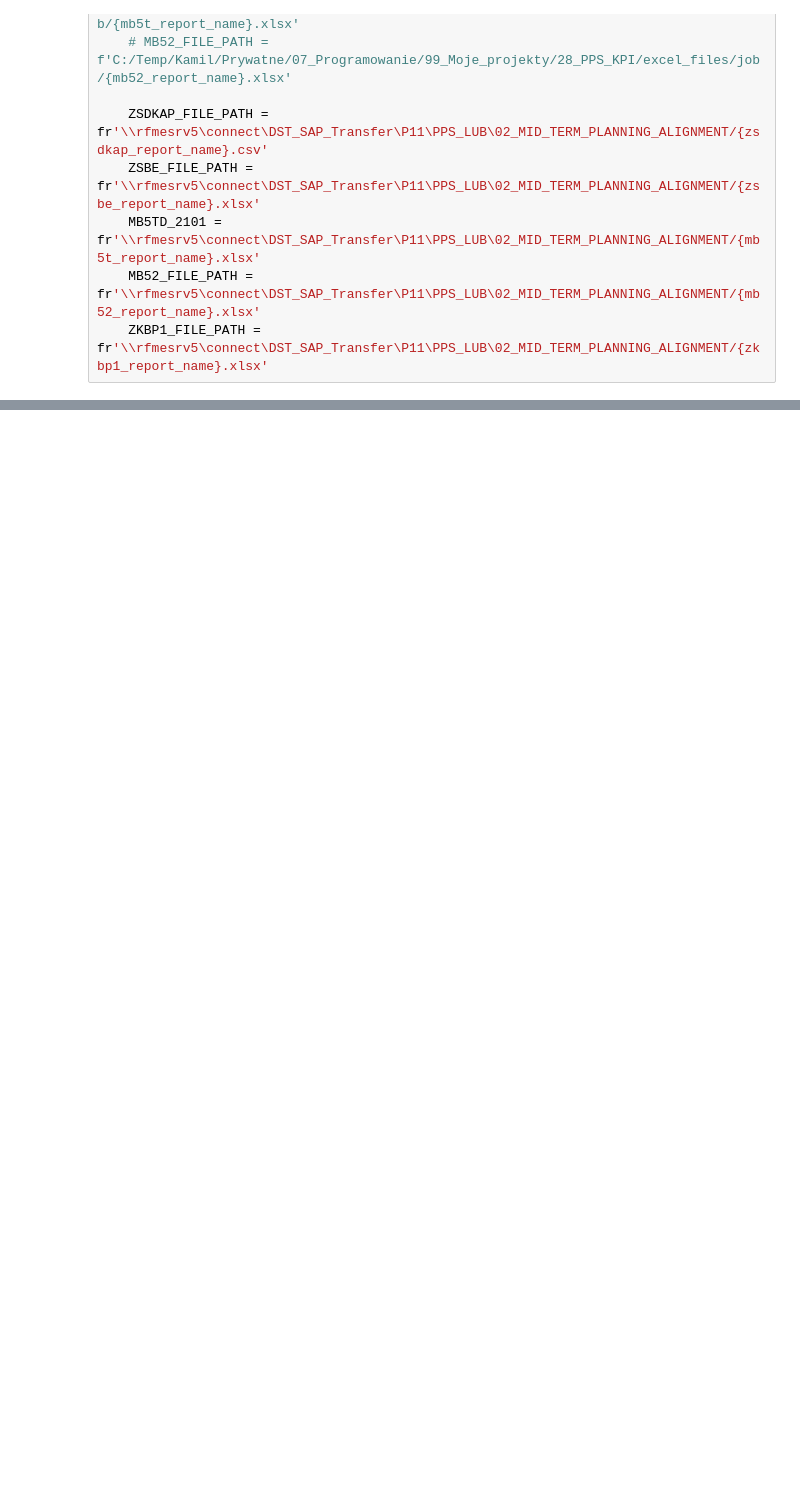
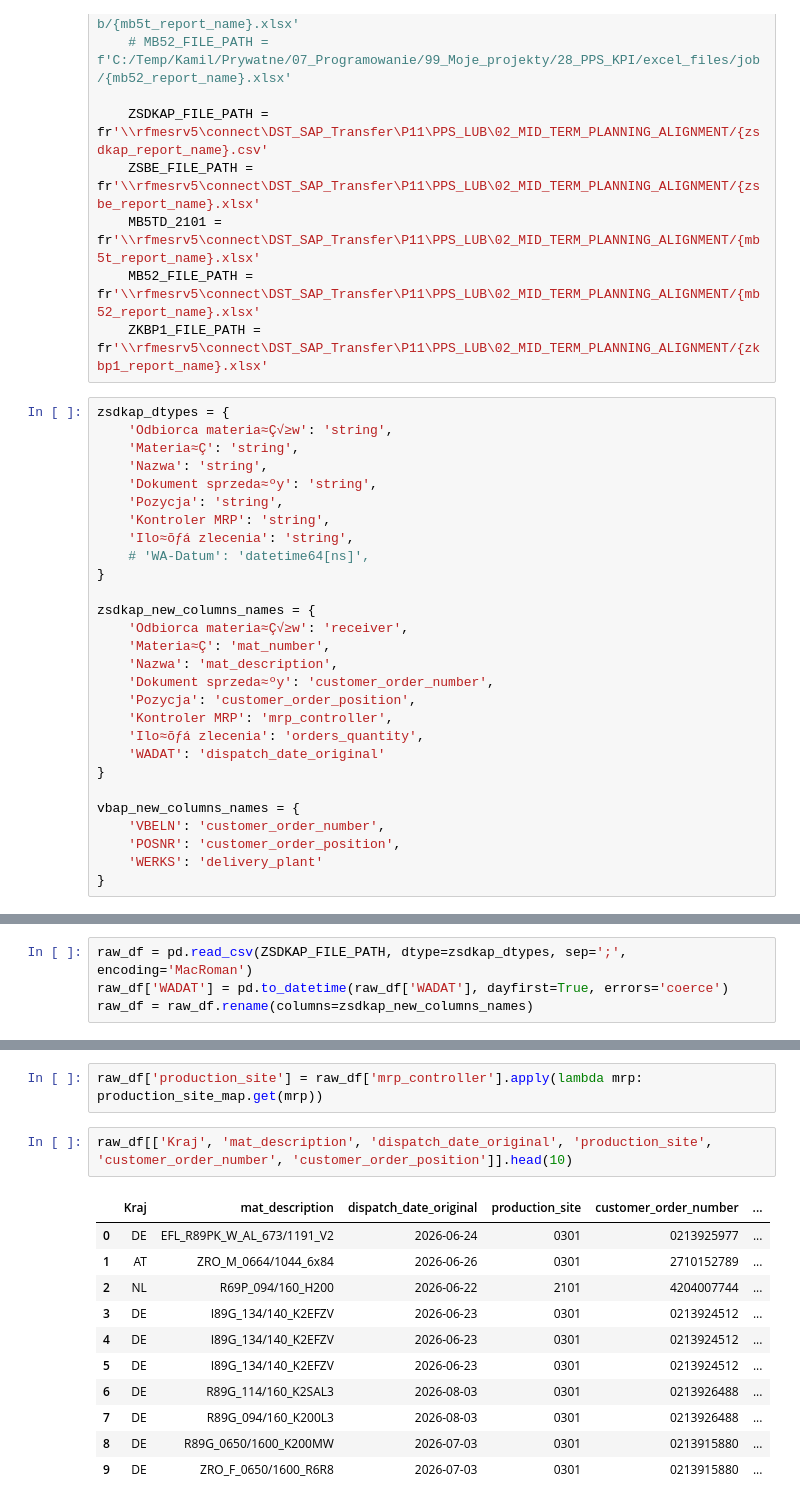
Before and after one commit to toThePyPoint/28_PPS_KPI, a Jupyter notebook: notebook.ipynb, the cells around one changed output, grey strips where cells are left out. Drawn from its saved outputs; the diff is of its cells as text; blank space fills up the shorter version.

Commit message:
Add MRP controllers. Add PyRFC files.

```diff
--- a/notebook.ipynb
+++ b/notebook.ipynb
@@ -42,4 +104,32 @@ def create_paths(zsdkap_report_name, zsbe_report_name, mb5t_report_name, mb52_re
     MB5TD_2101 = fr'\\rfmesrv5\connect\DST_SAP_Transfer\P11\PPS_LUB\02_MID_TERM_PLANNING_ALIGNMENT/{mb5t_report_name}.xlsx'
     MB52_FILE_PATH = fr'\\rfmesrv5\connect\DST_SAP_Transfer\P11\PPS_LUB\02_MID_TERM_PLANNING_ALIGNMENT/{mb52_report_name}.xlsx'
     ZKBP1_FILE_PATH = fr'\\rfmesrv5\connect\DST_SAP_Transfer\P11\PPS_LUB\02_MID_TERM_PLANNING_ALIGNMENT/{zkbp1_report_name}.xlsx'
+# %%
+zsdkap_dtypes = {
+    'Odbiorca materia≈Ç√≥w': 'string',
+    'Materia≈Ç': 'string',
+    'Nazwa': 'string',
+    'Dokument sprzeda≈ºy': 'string',
+    'Pozycja': 'string',
+    'Kontroler MRP': 'string',
+    'Ilo≈õƒá zlecenia': 'string',
+    # 'WA-Datum': 'datetime64[ns]',
+}
+
+zsdkap_new_columns_names = {
+    'Odbiorca materia≈Ç√≥w': 'receiver',
+    'Materia≈Ç': 'mat_number',
+    'Nazwa': 'mat_description',
+    'Dokument sprzeda≈ºy': 'customer_order_number',
+    'Pozycja': 'customer_order_position',
+    'Kontroler MRP': 'mrp_controller',
+    'Ilo≈õƒá zlecenia': 'orders_quantity',
+    'WADAT': 'dispatch_date_original'
+}
+
+vbap_new_columns_names = {
+    'VBELN': 'customer_order_number',
+    'POSNR': 'customer_order_position',
+    'WERKS': 'delivery_plant'
+}
 # %%
@@ -126,0 +143,4 @@ dtype: object
+# %%
+raw_df = pd.read_csv(ZSDKAP_FILE_PATH, dtype=zsdkap_dtypes, sep=';', encoding='MacRoman')
+raw_df['WADAT'] = pd.to_datetime(raw_df['WADAT'], dayfirst=True, errors='coerce')
+raw_df = raw_df.rename(columns=zsdkap_new_columns_names)
@@ -126,0 +161,16 @@ dtype: object
+# %%
+raw_df['production_site'] = raw_df['mrp_controller'].apply(lambda mrp: production_site_map.get(mrp))
+# %%
+raw_df[['Kraj', 'mat_description', 'dispatch_date_original', 'production_site', 'customer_order_number', 'customer_order_position']].head(10)
+# %% [output]
+|  | Kraj | mat_description | dispatch_date_original | production_site | customer_order_number | ... |
+| 0 | DE | EFL_R89PK_W_AL_673/1191_V2 | 2026-06-24 | 0301 | 0213925977 | ... |
+| 1 | AT | ZRO_M_0664/1044_6x84 | 2026-06-26 | 0301 | 2710152789 | ... |
+| 2 | NL | R69P_094/160_H200 | 2026-06-22 | 2101 | 4204007744 | ... |
+| 3 | DE | I89G_134/140_K2EFZV | 2026-06-23 | 0301 | 0213924512 | ... |
+| 4 | DE | I89G_134/140_K2EFZV | 2026-06-23 | 0301 | 0213924512 | ... |
+| 5 | DE | I89G_134/140_K2EFZV | 2026-06-23 | 0301 | 0213924512 | ... |
+| 6 | DE | R89G_114/160_K2SAL3 | 2026-08-03 | 0301 | 0213926488 | ... |
+| 7 | DE | R89G_094/160_K200L3 | 2026-08-03 | 0301 | 0213926488 | ... |
+| 8 | DE | R89G_0650/1600_K200MW | 2026-07-03 | 0301 | 0213915880 | ... |
+| 9 | DE | ZRO_F_0650/1600_R6R8 | 2026-07-03 | 0301 | 0213915880 | ... |
```
Also changed, not shown: parts of 24 cells of this notebook, 8 other files.
